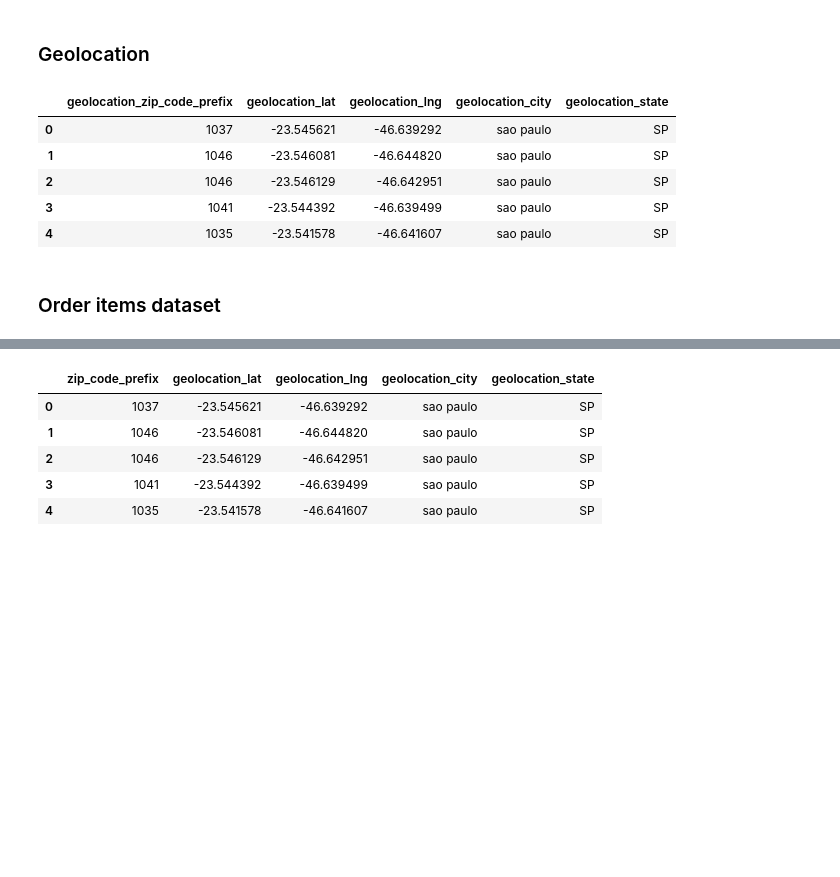
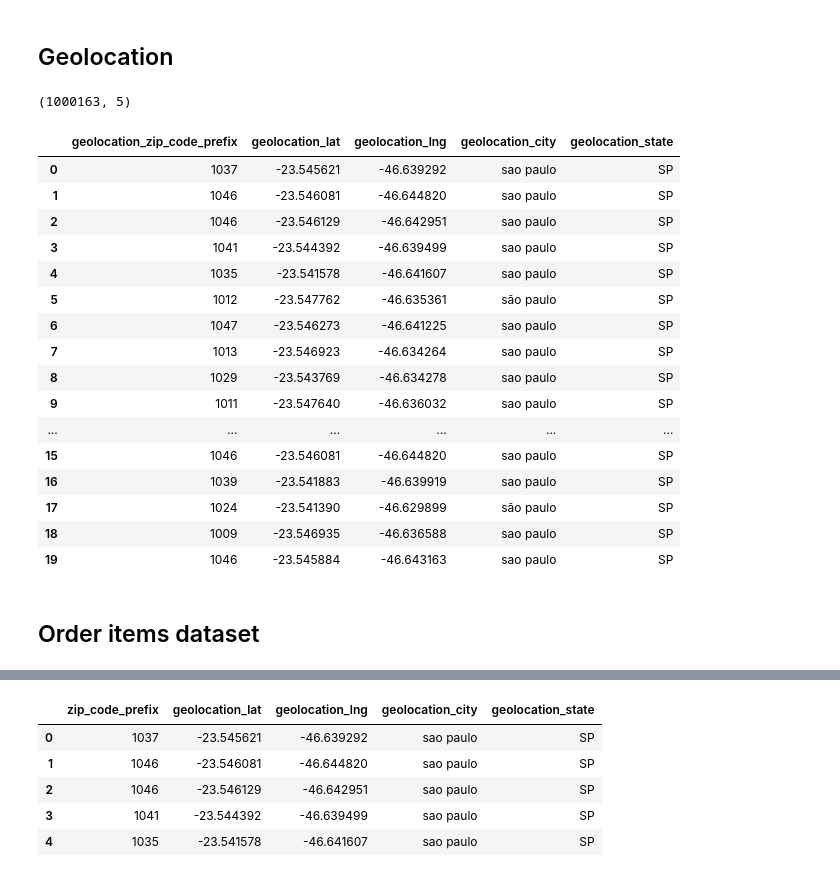
Before and after one commit to paulordie/projeto_ds_to_business, a Jupyter notebook: Untitled.ipynb, the cells around one changed output, grey strips where cells are left out. Drawn from its saved outputs; the diff is of its cells as text; code cells hidden in the pictures; blank space fills up the shorter version.

```diff
--- a/Untitled.ipynb
+++ b/Untitled.ipynb
@@ -61,16 +47,29 @@ df_customers.head()
 # %% [markdown]
-### Geolocation
+## Geolocation
 # %%
 df_geolocalization = pd.read_csv('olist_geolocation_dataset.csv')
-df_geolocalization.head()
+print(df_geolocalization.shape)
+df_geolocalization.head(20)
 # %% [output]
+(1000163, 5)
 |  | geolocation_zip_code_prefix | geolocation_lat | geolocation_lng | geolocation_city | geolocation_state |
 | 0 | 1037 | -23.545621 | -46.639292 | sao paulo | SP |
 | 1 | 1046 | -23.546081 | -46.644820 | sao paulo | SP |
 | 2 | 1046 | -23.546129 | -46.642951 | sao paulo | SP |
 | 3 | 1041 | -23.544392 | -46.639499 | sao paulo | SP |
 | 4 | 1035 | -23.541578 | -46.641607 | sao paulo | SP |
+| 5 | 1012 | -23.547762 | -46.635361 | são paulo | SP |
+| 6 | 1047 | -23.546273 | -46.641225 | sao paulo | SP |
+| 7 | 1013 | -23.546923 | -46.634264 | sao paulo | SP |
+| 8 | 1029 | -23.543769 | -46.634278 | sao paulo | SP |
+| 9 | 1011 | -23.547640 | -46.636032 | sao paulo | SP |
+| ... | ... | ... | ... | ... | ... |
+| 15 | 1046 | -23.546081 | -46.644820 | sao paulo | SP |
+| 16 | 1039 | -23.541883 | -46.639919 | sao paulo | SP |
+| 17 | 1024 | -23.541390 | -46.629899 | são paulo | SP |
+| 18 | 1009 | -23.546935 | -46.636588 | sao paulo | SP |
+| 19 | 1046 | -23.545884 | -46.643163 | sao paulo | SP |
 # %% [markdown]
-### Order items dataset
+## Order items dataset
 # %%
 df_olist_order_items = pd.read_csv('olist_order_items_dataset.csv')
```
Also changed, not shown: parts of 22 cells of this notebook.
